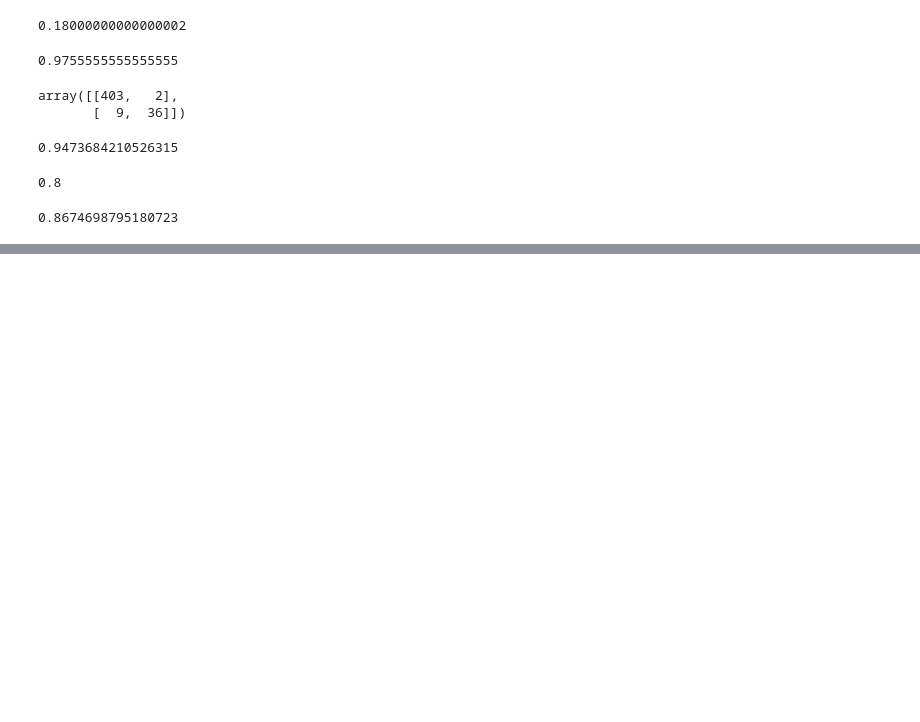
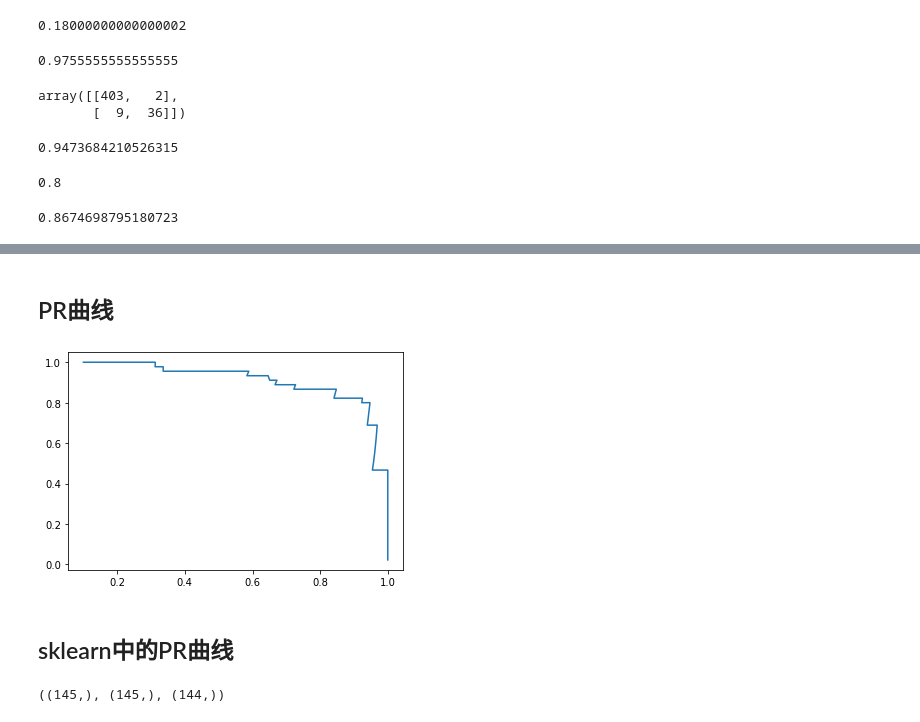
Before and after one commit to Doublc-Qluv/Introduction-to-machine-learning, a Jupyter notebook: 10-ClassificationPerformanceMeasures.ipynb, the cells around one changed output, grey strips where cells are left out. Cells and saved outputs as stored; diff of their text form; code cells hidden in the pictures; blank space fills up the shorter version.

```diff
--- a/10-ClassificationPerformanceMeasures.ipynb
+++ b/10-ClassificationPerformanceMeasures.ipynb
@@ -220,0 +354,9 @@ f1_score(y_test, y_predict)
+# %% [markdown]
+## PR曲线
+# %%
+plt.plot(precisions,recalls)
+plt.show()
+# %% [output]
+[figure, added]
+# %% [markdown]
+## sklearn中的PR曲线
@@ -220,0 +367,4 @@ f1_score(y_test, y_predict)
+# %%
+precisions.shape, recalls.shape, thresholds.shape
+# %% [output]
+((145,), (145,), (144,))
```
Also changed, not shown: parts of 50 cells of this notebook, 7 other files.
